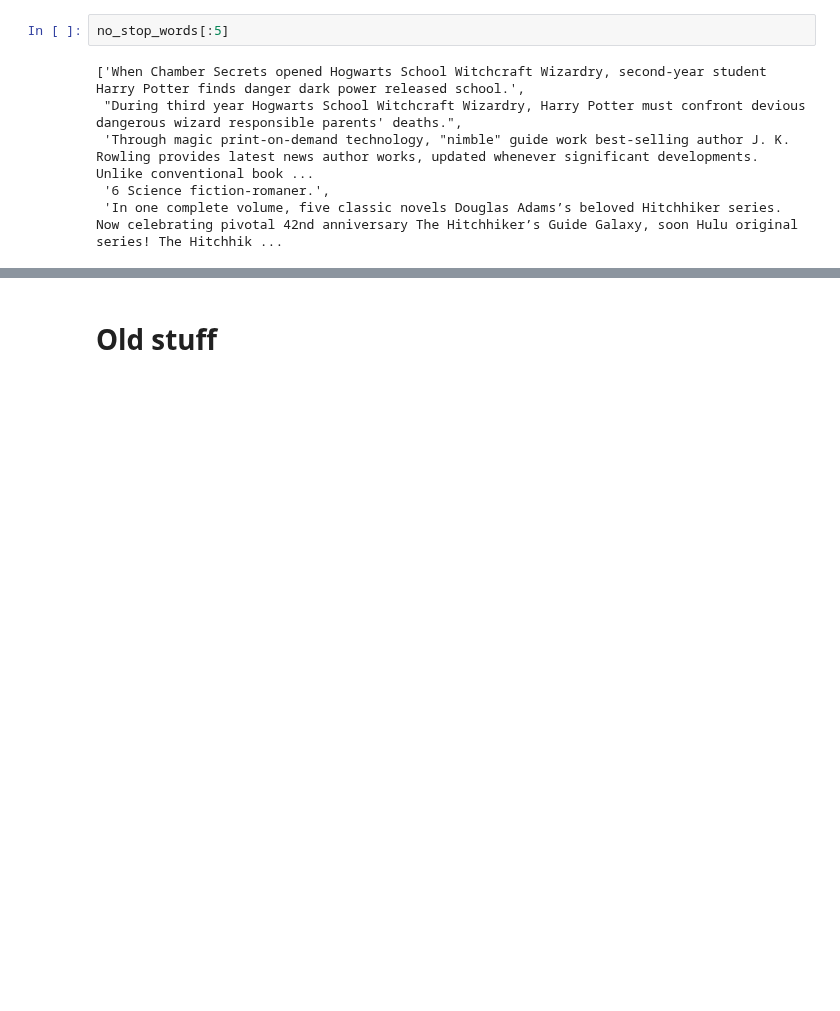
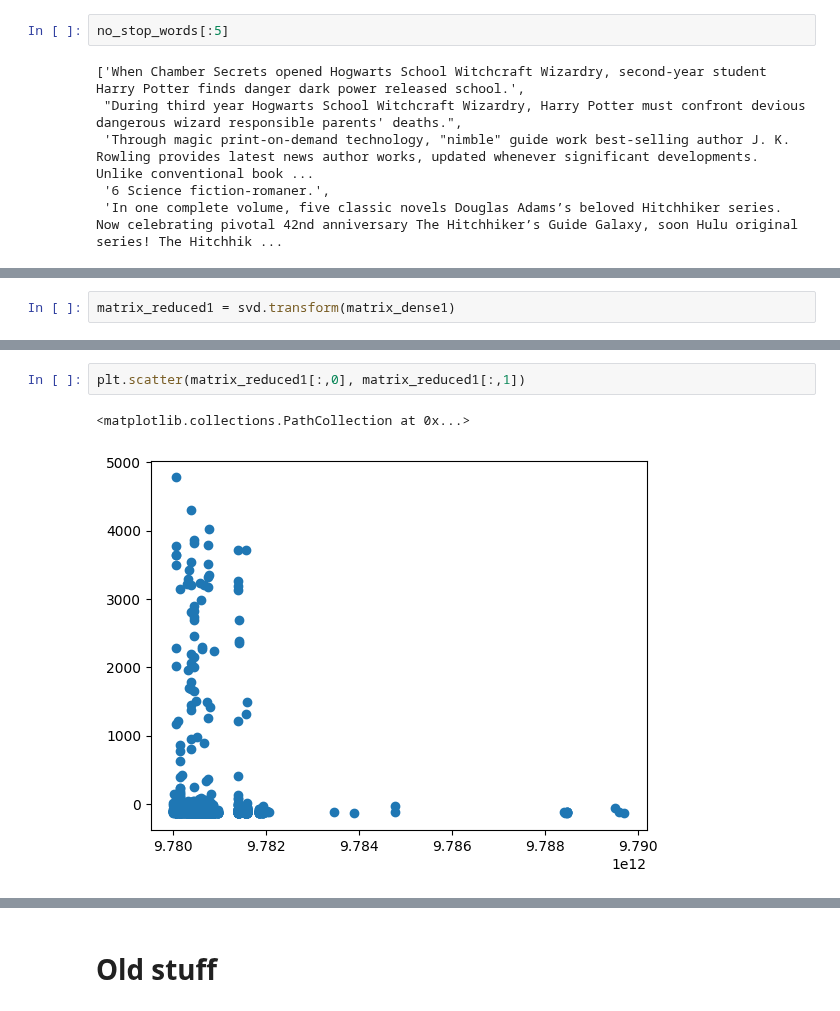
Before and after one commit to manny-pi/inst.414.final-project.repo, a Jupyter notebook: BenWork/BenLookingAtTheData.ipynb, the cells around one changed output, grey strips where cells are left out. Cells and saved outputs as stored; diff of their text form; blank space fills up the shorter version.

```diff
--- a/BenWork/BenLookingAtTheData.ipynb
+++ b/BenWork/BenLookingAtTheData.ipynb
@@ -186,0 +260,2 @@ df2.head()
+# %%
+matrix_reduced1 = svd.transform(matrix_dense1)
@@ -186,0 +275,5 @@ df2.head()
+# %%
+plt.scatter(matrix_reduced1[:,0], matrix_reduced1[:,1])
+# %% [output]
+<matplotlib.collections.PathCollection at 0x...>
+[figure, added]
```
Also changed, not shown: parts of 40 cells of this notebook.
